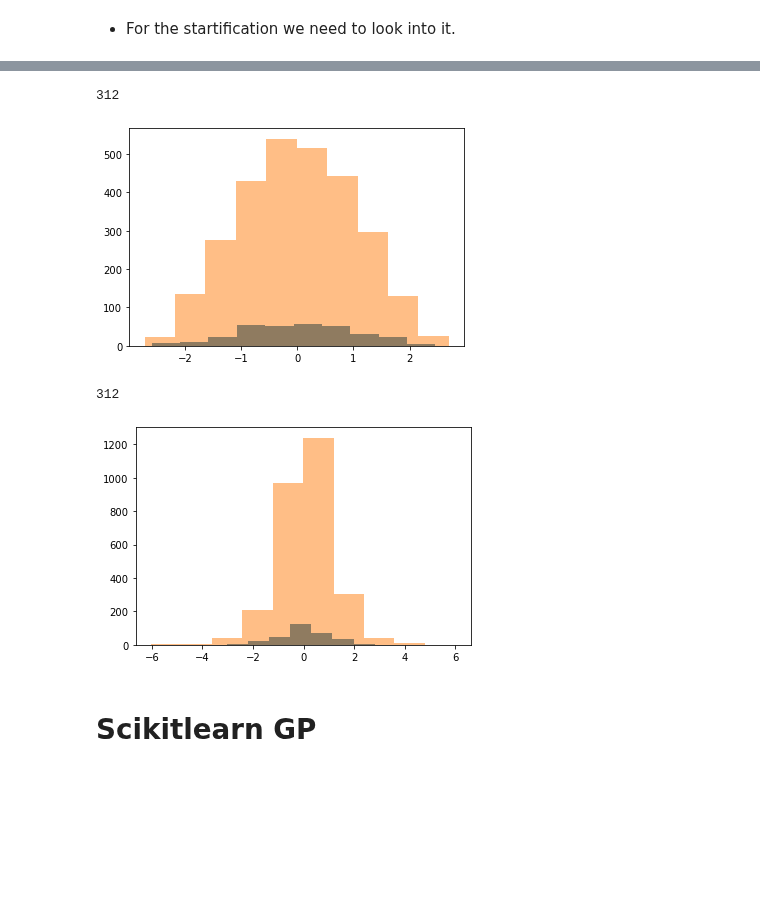
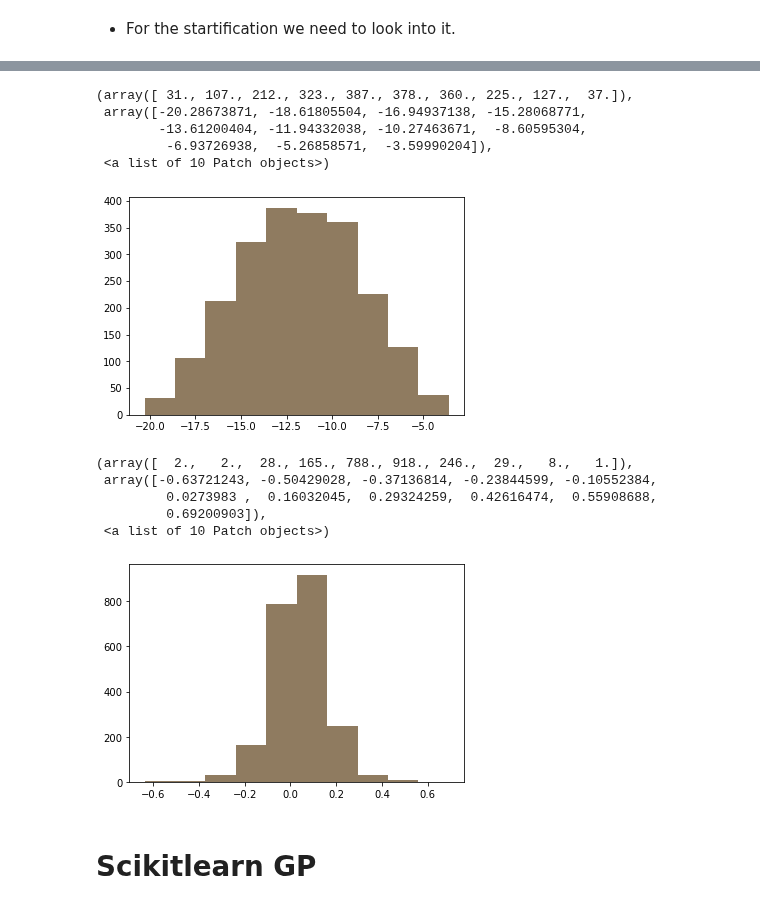
Before and after one commit to byooooo/dispersant_screening_PAL, a Jupyter notebook: notebooks/gp.ipynb, the cells around one changed output, grey strips where cells are left out. Drawn from its saved outputs; the diff is of its cells as text; code cells hidden in the pictures; blank space fills up the shorter version.

```diff
--- a/notebooks/gp.ipynb
+++ b/notebooks/gp.ipynb
@@ -22,7 +22,7 @@ import matplotlib.pyplot as plt
 %matplotlib inline
 
 DATADIR = '../data'
-TRAIN_SIZE = 0.10
+TRAIN_SIZE = 0.70
 
 import sys
 sys.path.append('..')
@@ -54,34 +47,42 @@ df_full_factorial['1_N'] = df_full_factorial['total_count']
 X = df_full_factorial[FEATURES]
 y = df_full_factorial[TARGETS]
 
+X_train, X_test, y_train, y_test = train_test_split(X, y.values, train_size=TRAIN_SIZE)
+
 feat_scaler = StandardScaler()
-X = feat_scaler.fit_transform(X)
+X_train = feat_scaler.fit_transform(X_train)
+X_test = feat_scaler.transform(X_test)
 
-X_train, X_test, y_train, y_test = train_test_split(X, y, train_size=TRAIN_SIZE)
 
 # split responses so when scaling so that we can perform inverse transform on each one individually
 
-label1_scaler = StandardScaler()
-y1_train = label1_scaler.fit_transform(np.array(y_train)[:,0].reshape(-1,1))
-y1_test = label1_scaler.transform(np.array(y_test)[:,0].reshape(-1,1))
+# label1_scaler = StandardScaler()
+# y1_train = label1_scaler.fit_transform(np.array(y_train)[:,0].reshape(-1,1))
+# y1_test = label1_scaler.transform(np.array(y_test)[:,0].reshape(-1,1))
 
-label2_scaler = StandardScaler()
-y2_train = label2_scaler.fit_transform(np.array(y_train)[:,1].reshape(-1,1))
-y2_test = label2_scaler.transform(np.array(y_test)[:,1].reshape(-1,1))
+# label2_scaler = StandardScaler()
+# y2_train = label2_scaler.fit_transform(np.array(y_train)[:,1].reshape(-1,1))
+# y2_test = label2_scaler.transform(np.array(y_test)[:,1].reshape(-1,1))
 # %%
-plt.hist(y1_train)
-plt.hist(y1_test,alpha=0.5)
-print(len(y2_train))
+plt.hist(y_train.values[:,0])
+plt.hist(y_train.values[:,0],alpha=0.5)
 # %% [output]
-312
+(array([ 31., 107., 212., 323., 387., 378., 360., 225., 127.,  37.]),
+ array([-20.28673871, -18.61805504, -16.94937138, -15.28068771,
+        -13.61200404, -11.94332038, -10.27463671,  -8.60595304,
+         -6.93726938,  -5.26858571,  -3.59990204]),
+ <a list of 10 Patch objects>)
-[figure, old version]
+[figure, new version]
 # %%
-plt.hist(y2_train)
-plt.hist(y2_test,alpha=0.5)
-print(len(y2_train))
+plt.hist(y_train.values[:,1])
+plt.hist(y_train.values[:,1],alpha=0.5)
 # %% [output]
-312
+(array([  2.,   2.,  28., 165., 788., 918., 246.,  29.,   8.,   1.]),
+ array([-0.63721243, -0.50429028, -0.37136814, -0.23844599, -0.10552384,
+         0.0273983 ,  0.16032045,  0.29324259,  0.42616474,  0.55908688,
+         0.69200903]),
+ <a list of 10 Patch objects>)
-[figure, old version]
+[figure, new version]
 # %% [markdown]
 # Scikitlearn GP
 # %%
```
Also changed, not shown: parts of 11 cells of this notebook, 1 other file.
